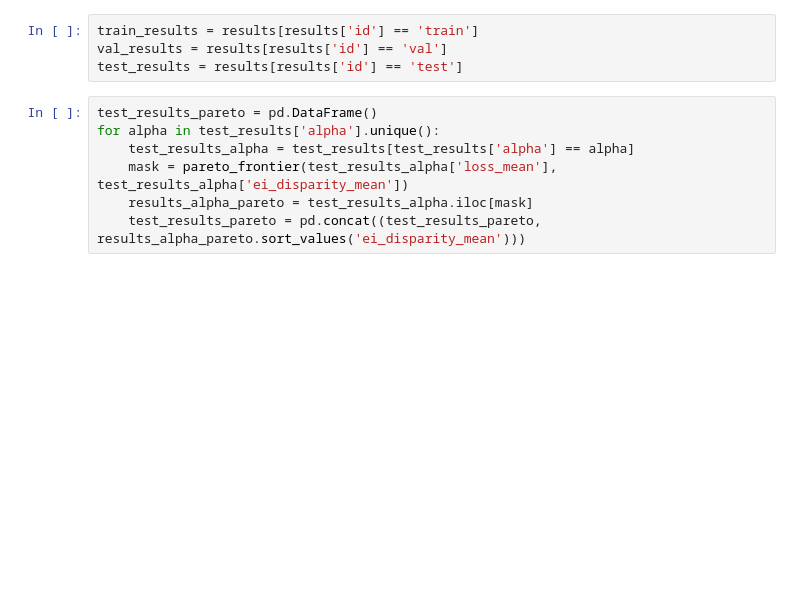
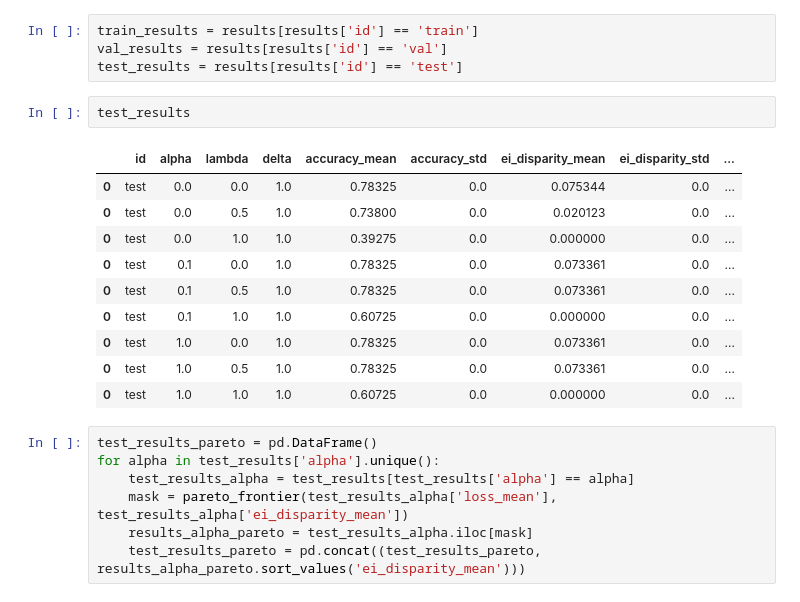
Before and after one commit to kshitij-kayastha/EqualImprovability, a Jupyter notebook: src/test.ipynb, the cells around one changed output. Cells and saved outputs as stored; diff of their text form; blank space fills up the shorter version.

```diff
--- a/src/test.ipynb
+++ b/src/test.ipynb
@@ -141,6 +147,19 @@ results
 train_results = results[results['id'] == 'train']
 val_results = results[results['id'] == 'val']
 test_results = results[results['id'] == 'test']
+# %%
+test_results
+# %% [output]
+|  | id | alpha | lambda | delta | accuracy_mean | accuracy_std | ei_disparity_mean | ei_disparity_std | ... |
+| 0 | test | 0.0 | 0.0 | 1.0 | 0.78325 | 0.0 | 0.075344 | 0.0 | ... |
+| 0 | test | 0.0 | 0.5 | 1.0 | 0.73800 | 0.0 | 0.020123 | 0.0 | ... |
+| 0 | test | 0.0 | 1.0 | 1.0 | 0.39275 | 0.0 | 0.000000 | 0.0 | ... |
+| 0 | test | 0.1 | 0.0 | 1.0 | 0.78325 | 0.0 | 0.073361 | 0.0 | ... |
+| 0 | test | 0.1 | 0.5 | 1.0 | 0.78325 | 0.0 | 0.073361 | 0.0 | ... |
+| 0 | test | 0.1 | 1.0 | 1.0 | 0.60725 | 0.0 | 0.000000 | 0.0 | ... |
+| 0 | test | 1.0 | 0.0 | 1.0 | 0.78325 | 0.0 | 0.073361 | 0.0 | ... |
+| 0 | test | 1.0 | 0.5 | 1.0 | 0.78325 | 0.0 | 0.073361 | 0.0 | ... |
+| 0 | test | 1.0 | 1.0 | 1.0 | 0.60725 | 0.0 | 0.000000 | 0.0 | ... |
 # %%
 test_results_pareto = pd.DataFrame()
 for alpha in test_results['alpha'].unique():
```
Also changed, not shown: parts of 5 cells of this notebook, 4 other files.
